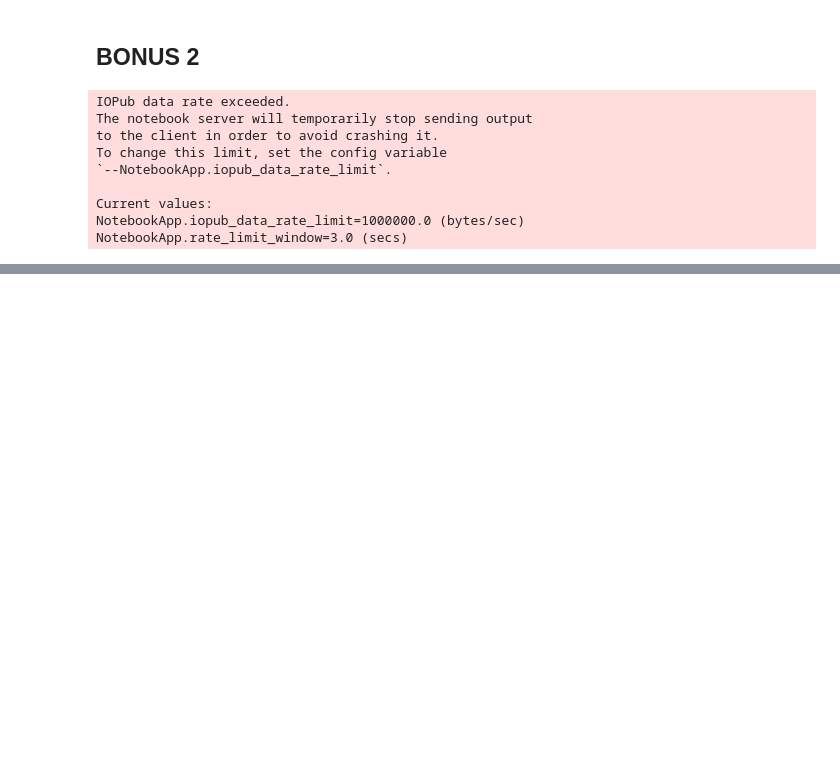
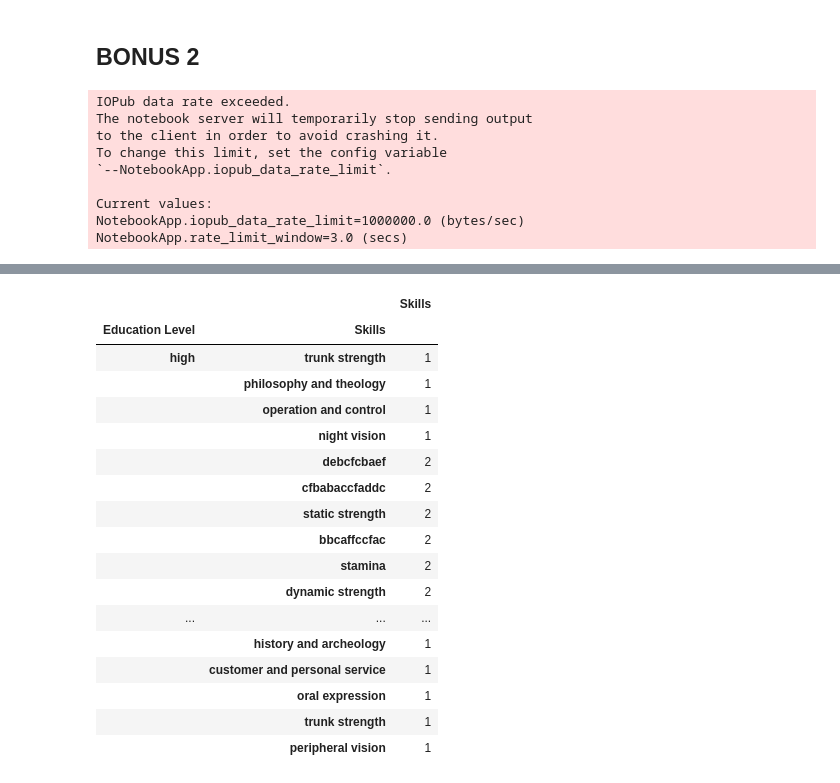
Before and after one commit to ssarahreyes/ih_datamadpt1120_project_m1, a Jupyter notebook: __trash__/CleaningData_draft.ipynb, the cells around one changed output, grey strips where cells are left out. Saved outputs shown, nothing was run; the diff lists cells and outputs as text; code cells hidden in the pictures; blank space fills up the shorter version.

```diff
--- a/__trash__/CleaningData_draft.ipynb
+++ b/__trash__/CleaningData_draft.ipynb
@@ -367,0 +416,28 @@ ValueError: cannot set using a multi-index selection indexer with a different le
+# %%
+df_complete['Skills count'] = df_complete.groupby('Skills')['Skills'].transform('count')
+# %%
+group_1 = df_complete.groupby(['Education Level', 'Skills']).agg({'Skills': 'count'})
+group_2 = group_1['Skills'].groupby('Education Level', group_keys=False)
+group_3 = group_2.apply(lambda x: x.sort_values(ascending=True).head(10))
+# %%
+group_4 = pd.DataFrame(group_3)
+group_4
+# %% [output]
+|  |  | Skills |
+| Education Level | Skills |  |
+| high | trunk strength | 1 |
+|  | philosophy and theology | 1 |
+|  | operation and control | 1 |
+|  | night vision | 1 |
+|  | debcfcbaef | 2 |
+|  | cfbabaccfaddc | 2 |
+|  | static strength | 2 |
+|  | bbcaffccfac | 2 |
+|  | stamina | 2 |
+|  | dynamic strength | 2 |
+| ... | ... | ... |
+|  | history and archeology | 1 |
+|  | customer and personal service | 1 |
+|  | oral expression | 1 |
+|  | trunk strength | 1 |
+|  | peripheral vision | 1 |
```
Also changed, not shown: parts of 13 cells of this notebook, 5 other files.
